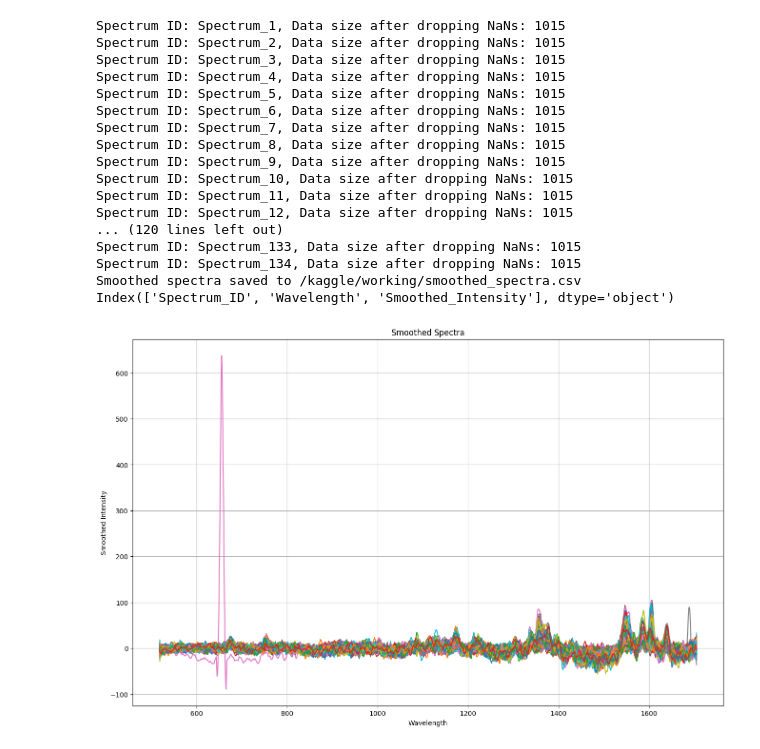
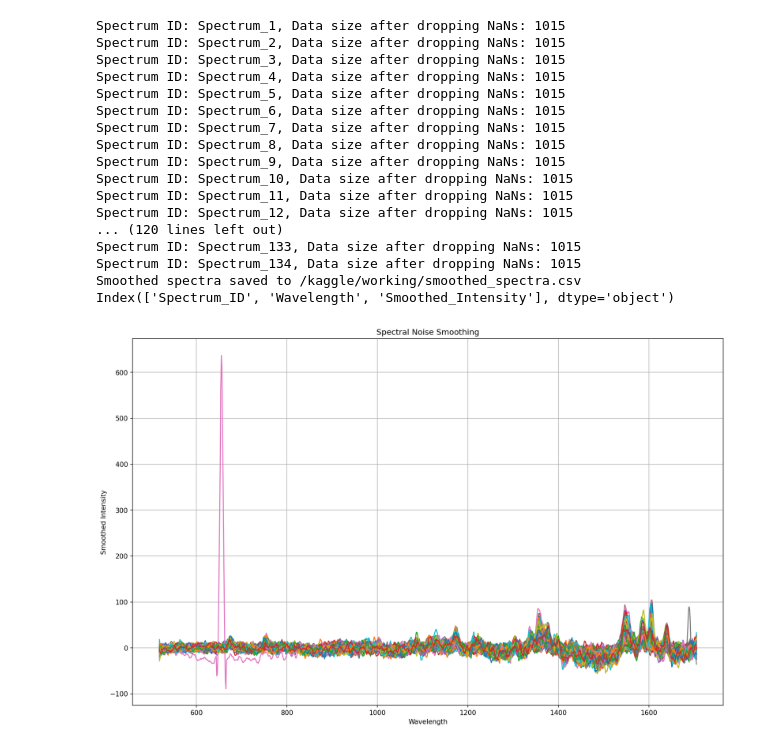
Before and after one commit to DircePineda/spectra2024, a Jupyter notebook: malaria-clean.ipynb, the cells around one changed output. Saved outputs shown, nothing was run; the diff lists cells and outputs as text; code cells hidden in the pictures.

```diff
--- a/malaria-clean.ipynb
+++ b/malaria-clean.ipynb
@@ -317,5 +319,5 @@ Cleaned spectra saved to /kaggle/working/cleaned_spectra.csv
 # %%
-# 4) SMOOTHING BY SAVITSKY-GOLAY FILTER
+# 4) SMOOTHING NOISE BY SAVITZKY-GOLAY FILTER
 import numpy as np
 import pandas as pd
 import matplotlib.pyplot as plt
@@ -385,33 +387,33 @@ else:
     print("No spectra were successfully smoothed.")
 
 # Plot
-plt.figure(figsize=(16, 10), dpi=100)
+plt.figure(figsize=(16, 10), dpi=150)
 
 for spectrum_id in smoothed_data['Spectrum_ID'].unique():
     spectrum_data = smoothed_data[smoothed_data['Spectrum_ID'] == spectrum_id]
     plt.plot(spectrum_data['Wavelength'], spectrum_data['Smoothed_Intensity'], label=spectrum_id)
 
+plt.title ('Spectral Noise Smoothing')
 plt.xlabel('Wavelength')
 plt.ylabel('Smoothed Intensity')
-plt.title('Smoothed Spectra')
 plt.grid(True)
 plt.show()
 # %% [output]
 Spectrum ID: Spectrum_1, Data size after dropping NaNs: 1015
 Spectrum ID: Spectrum_2, Data size after dropping NaNs: 1015
 Spectrum ID: Spectrum_3, Data size after dropping NaNs: 1015
 Spectrum ID: Spectrum_4, Data size after dropping NaNs: 1015
 Spectrum ID: Spectrum_5, Data size after dropping NaNs: 1015
 Spectrum ID: Spectrum_6, Data size after dropping NaNs: 1015
 Spectrum ID: Spectrum_7, Data size after dropping NaNs: 1015
 Spectrum ID: Spectrum_8, Data size after dropping NaNs: 1015
 Spectrum ID: Spectrum_9, Data size after dropping NaNs: 1015
 Spectrum ID: Spectrum_10, Data size after dropping NaNs: 1015
 Spectrum ID: Spectrum_11, Data size after dropping NaNs: 1015
 Spectrum ID: Spectrum_12, Data size after dropping NaNs: 1015
 ... (120 lines left out)
 Spectrum ID: Spectrum_133, Data size after dropping NaNs: 1015
 Spectrum ID: Spectrum_134, Data size after dropping NaNs: 1015
 Smoothed spectra saved to /kaggle/working/smoothed_spectra.csv
 Index(['Spectrum_ID', 'Wavelength', 'Smoothed_Intensity'], dtype='object')
-[figure, old version]
+[figure, new version]
```
Also changed, not shown: parts of 3 cells of this notebook.
